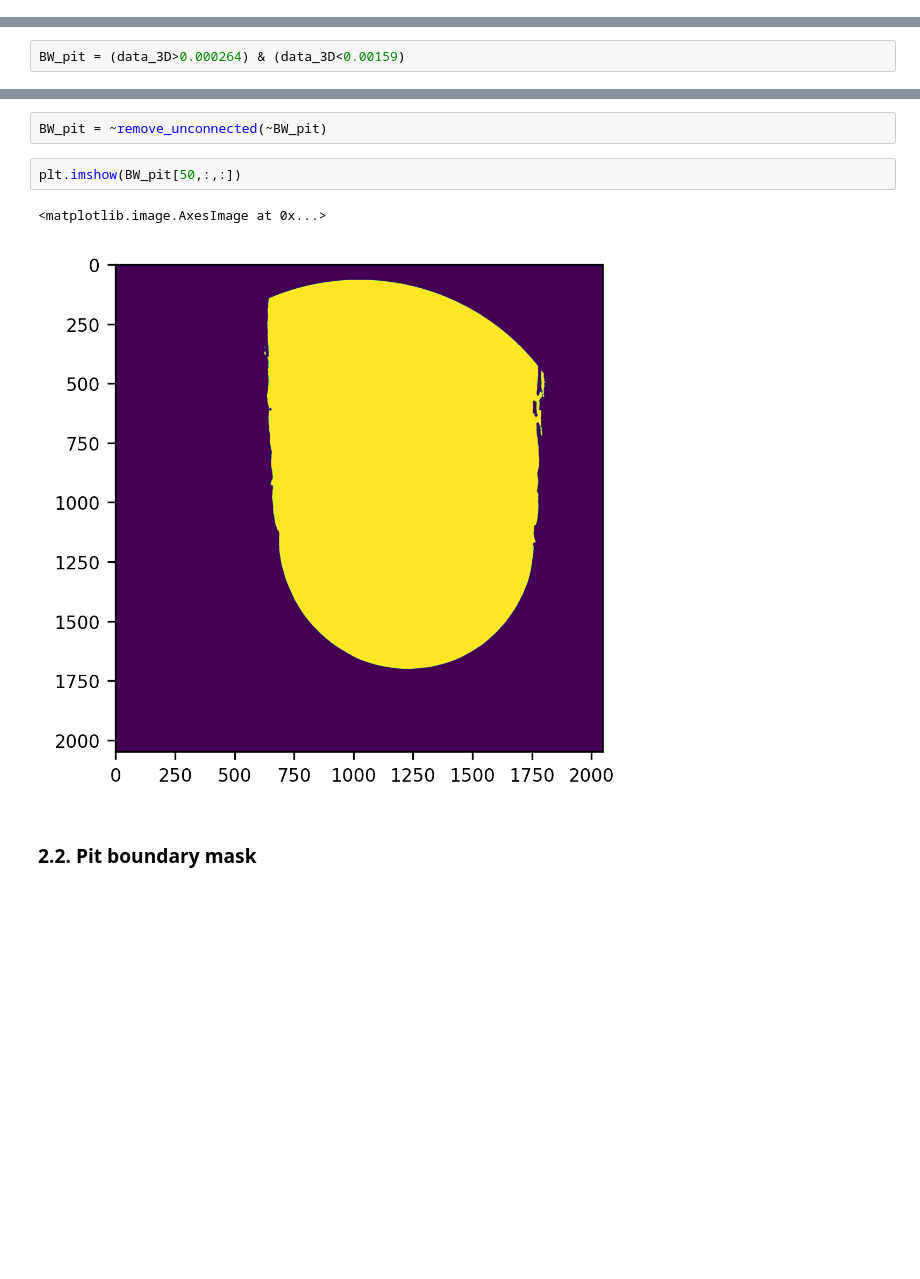
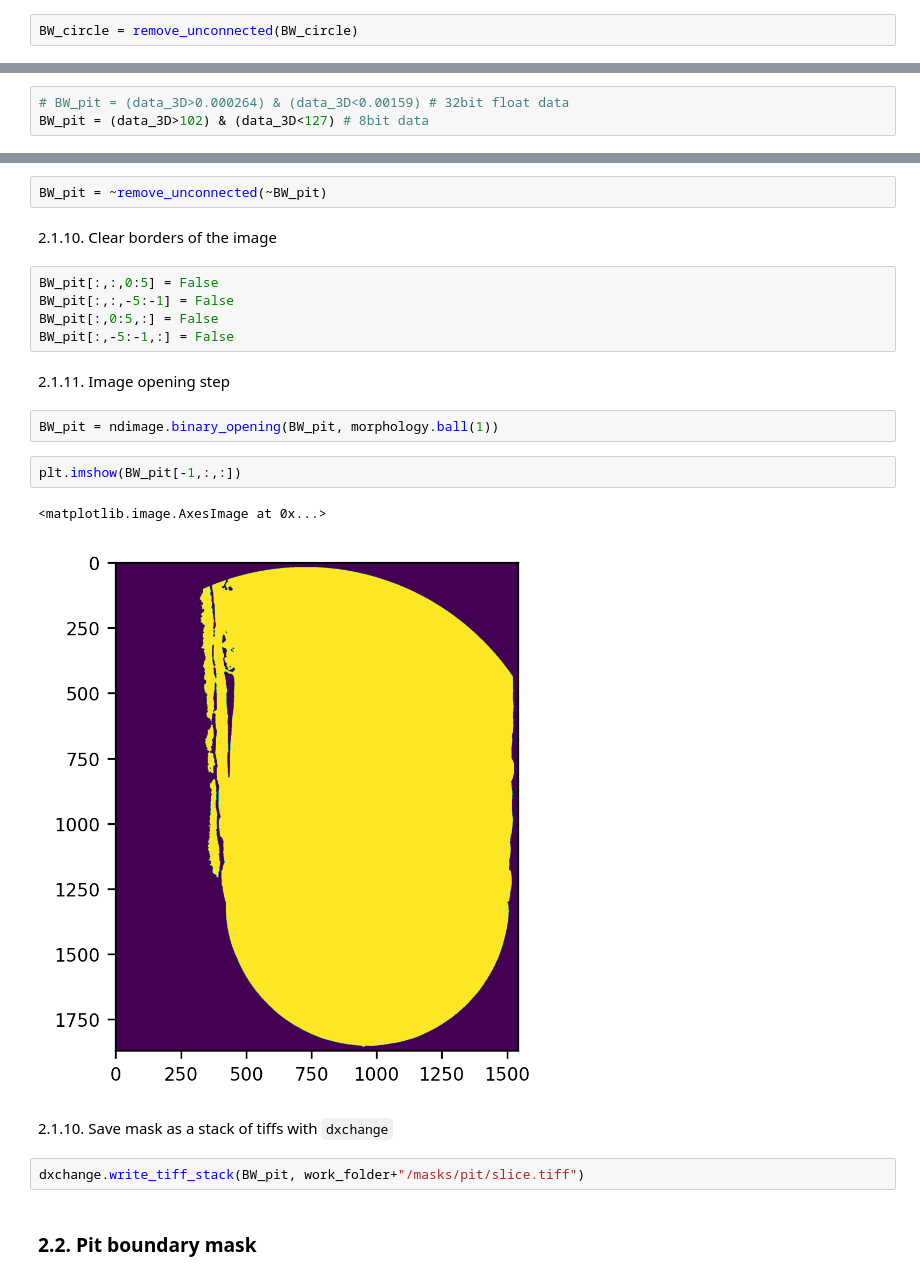
Before and after one commit to gianthk/CERIC-Franceschin, a Jupyter notebook: notebooks/perline.ipynb, the cells around one changed output, grey strips where cells are left out. Cells and saved outputs as stored; diff of their text form; blank space fills up the shorter version.

```diff
--- a/notebooks/perline.ipynb
+++ b/notebooks/perline.ipynb
@@ -109,3 +144,5 @@ BW_circle = data_3D == 0
+# %%
+BW_circle = remove_unconnected(BW_circle)
 # %%
 plt.imshow(BW_circle[20,:,:])
 # %% [output]
@@ -115,7 +152,8 @@ plt.imshow(BW_circle[20,:,:])
 ### 2.1. pit mask
 2.1.1. Filter based on GV
 # %%
-BW_pit = (data_3D>0.000264) & (data_3D<0.00159)
+# BW_pit = (data_3D>0.000264) & (data_3D<0.00159) # 32bit float data
+BW_pit = (data_3D>102) & (data_3D<127) # 8bit data
 # %%
 plt.imshow(BW_pit[0,:,:])
 # %% [output]
@@ -165,11 +203,26 @@ BW_pit = ndimage.binary_closing(BW_pit, morphology.ball(1), iterations=5, border
 2.1.9. Followed by holes removal
 # %%
 BW_pit = ~remove_unconnected(~BW_pit)
+# %% [markdown]
+2.1.10. Clear borders of the image
+# %%
+BW_pit[:,:,0:5] = False
+BW_pit[:,:,-5:-1] = False
+BW_pit[:,0:5,:] = False
+BW_pit[:,-5:-1,:] = False
+# %% [markdown]
+2.1.11. Image opening step
+# %%
+BW_pit = ndimage.binary_opening(BW_pit, morphology.ball(1))
 # %%
-plt.imshow(BW_pit[50,:,:])
+plt.imshow(BW_pit[-1,:,:])
 # %% [output]
 <matplotlib.image.AxesImage at 0x...>
-[figure, old version]
+[figure, new version]
+# %% [markdown]
+2.1.10. Save mask as a stack of tiffs with `dxchange`
+# %%
+dxchange.write_tiff_stack(BW_pit, work_folder+"/masks/pit/slice.tiff")
 # %% [markdown]
 ### 2.2. Pit boundary mask
 # %%
```
Also changed, not shown: parts of 37 cells of this notebook, 2 other files.
